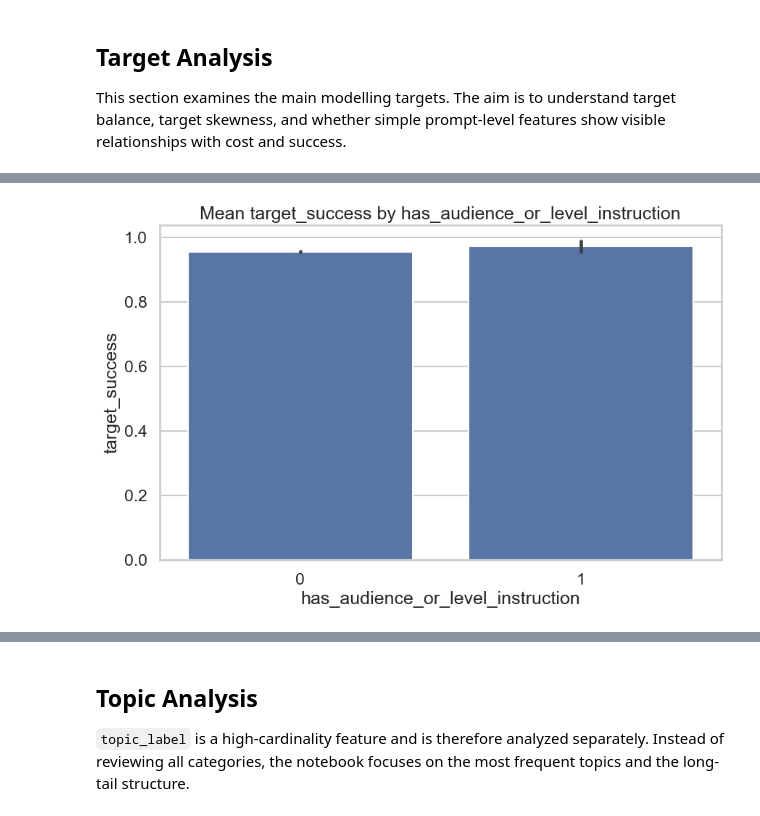
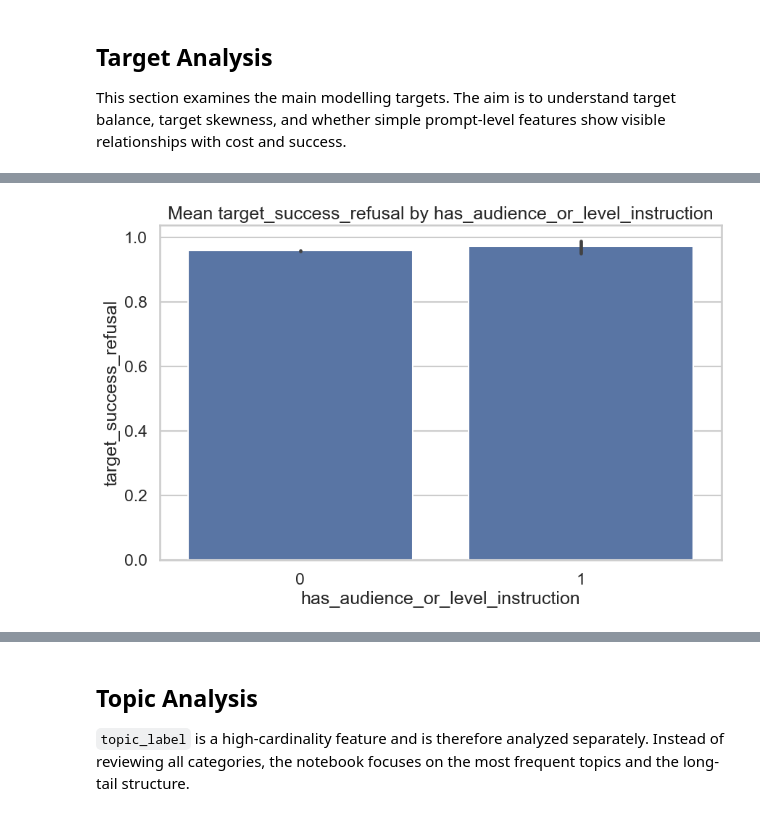
Before and after one commit to Thoericht/llm-sustainability-analysis, a Jupyter notebook: 02_notebooks/03_data_exploration.ipynb, the cells around one changed output, grey strips where cells are left out. Drawn from its saved outputs; the diff is of its cells as text; code cells hidden in the pictures.

```diff
--- a/02_notebooks/03_data_exploration.ipynb
+++ b/02_notebooks/03_data_exploration.ipynb
@@ -44,7 +44,8 @@ PROJECT_ROOT = Path.cwd().parent
 
 CONFIG = {
     "features_dir": PROJECT_ROOT / "01_data" / "03_features",
-    "input_file": "conversation_dataframe.csv",
+    "input_file": "llm_sustainability_strict_v1-1-0_dataframe.csv",
+    "output_file": "llm_sustainability_strict_v1-2-0_dataframe.csv",
     "random_state": 42,
 }
 # %%
@@ -95,7 +139,8 @@ high_cardinality_features = [
 
 target_features = [
     "target_cost",
-    "target_success",
+    "target_success_refusal",
+    "target_needs_clarification",
 ]
 
 numeric_features = [
@@ -111,7 +156,8 @@ binary_features = [
     "has_role_instruction",
     "has_audience_or_level_instruction",
     "has_format_instruction",
-    "target_success",
+    "target_success_refusal",
+    "target_needs_clarification",
 ]
 
 categorical_features = [
@@ -417,6 +476,6 @@ for col in ["prompt_style", "task_type"]:
 # %%
 for col in ["has_role_instruction", "has_audience_or_level_instruction", "has_format_instruction"]:
-    sns.barplot(data=df, x=col, y="target_success", estimator=np.mean)
-    plt.title(f"Mean target_success by {col}")
+    sns.barplot(data=df, x=col, y="target_success_refusal", estimator=np.mean)
+    plt.title(f"Mean target_success_refusal by {col}")
     plt.show()
 # %% [output]
@@ -424 +483 @@ for col in ["has_role_instruction", "has_audience_or_level_instruction", "has_fo
-[figure, old version]
+[figure, new version]
```
Also changed, not shown: parts of 22 cells of this notebook, 2 other files.
